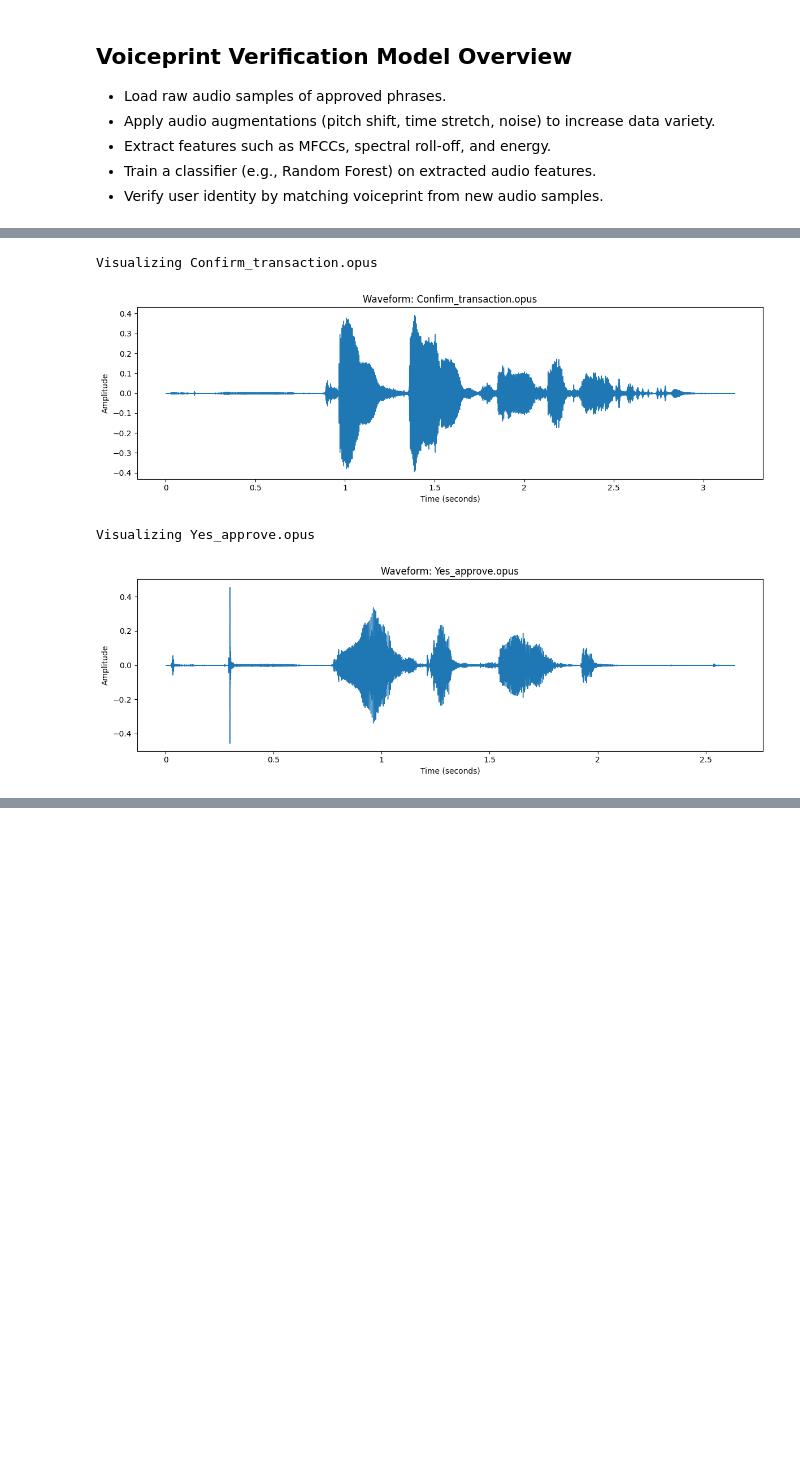
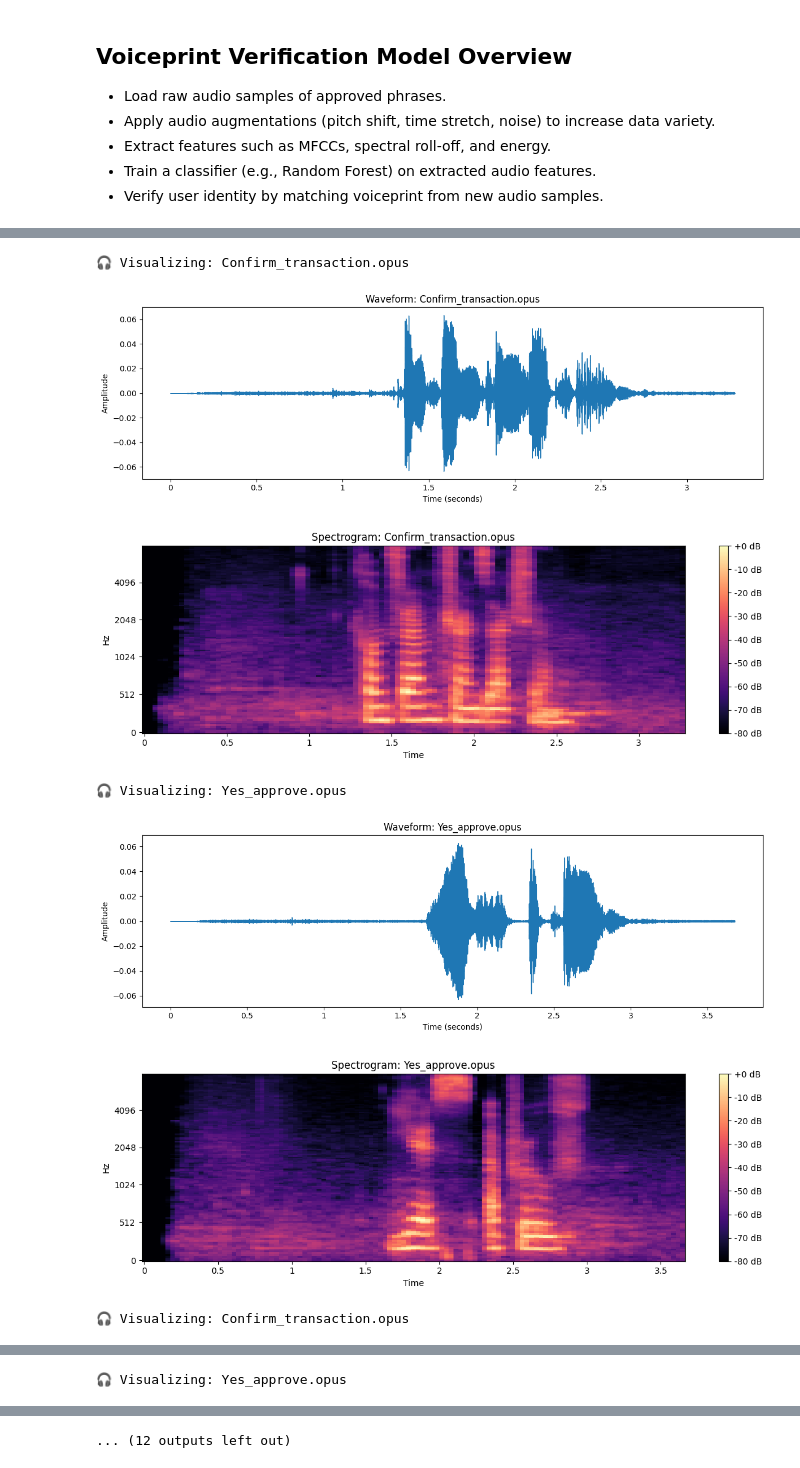
Before and after one commit to cyiza22/Data_Preprocessing, a Jupyter notebook: voiceprint_verification_model/notebook/audio_analysis.ipynb, the cells around one changed output, grey strips where cells are left out. Drawn from its saved outputs; the diff is of its cells as text; code cells hidden in the pictures; blank space fills up the shorter version.

```diff
--- a/voiceprint_verification_model/notebook/audio_analysis.ipynb
+++ b/voiceprint_verification_model/notebook/audio_analysis.ipynb
@@ -24,14 +20,13 @@ processed automatically during feature extraction.
 # Function to load and play an audio file
 def load_and_play_audio(file_path):
     y, sr = librosa.load(file_path, sr=None)
-    print(f"Loaded '{file_path}' (Sample Rate: {sr} Hz)")
+    print(f"Loaded '{file_path}' (Sample Rate: {sr} Hz, Duration: {len(y)/sr:.2f}s)")
     display(Audio(y, rate=sr))
     return y, sr
 
-# Example usage (replace with your actual path)
-y, sr = load_and_play_audio('../data/raw/audio/member 1/Yes_approve.opus')
-y, sr = load_and_play_audio('../data/raw/audio/member 2/Yes_approve.opus')
-
-y, sf = load_and_play_audio('../data/raw/audio/member 3/Confirm_transaction.opus')
-y, sf = load_and_play_audio('../data/raw/audio/member 4/Confirm_transaction.opus')
+# Example: Play each member's audio
+y1, sr1 = load_and_play_audio('../data/raw/audio/member 1/Yes_approve.opus')
+y2, sr2 = load_and_play_audio('../data/raw/audio/member 2/Yes_approve.opus')
+y3, sr3 = load_and_play_audio('../data/raw/audio/member 3/Confirm_transaction.opus')
+y4, sr4 = load_and_play_audio('../data/raw/audio/member 4/Confirm_transaction.opus')
 # %% [output]
@@ -100,17 +104,22 @@ Energy: 0.00136
 # %%
-# Function to visualize all audio files in a directory
+# Visualize all audio files (waveform + spectrogram)
 def visualize_audio_folder(audio_dir):
-    for file in os.listdir(audio_dir):
-        if file.lower().endswith(('.wav', '.opus')):
-            print(f"🎧 Visualizing: {file}")
-            y, sr = librosa.load(os.path.join(audio_dir, file), sr=None)
-            plot_waveform(y, sr, title=f"Waveform: {file}")
-            plot_mel_spectrogram(y, sr, title=f"Spectrogram: {file}")
+    for subdir, _, files in os.walk(audio_dir):
+        for file in files:
+            if file.lower().endswith(('.wav', '.opus')):
+                file_path = os.path.join(subdir, file)
+                print(f"🎧 Visualizing: {file}")
+                y, sr = librosa.load(file_path, sr=None)
+                plot_waveform(y, sr, title=f"Waveform: {file}")
+                plot_mel_spectrogram(y, sr, title=f"Spectrogram: {file}")
 
-# --- Example usage ---
+# Example usage
 visualize_audio_folder('../data/raw/audio/')
 # %% [output]
-Visualizing Confirm_transaction.opus
+🎧 Visualizing: Confirm_transaction.opus
-[figure, old version]
+[figure, new version]
+[figure, new version]
-Visualizing Yes_approve.opus
+🎧 Visualizing: Yes_approve.opus
-[figure, old version]
+[figure, added]
+[figure, added]
+🎧 Visualizing: Confirm_transaction.opus
@@ -116,0 +128 @@ Visualizing Yes_approve.opus
+🎧 Visualizing: Yes_approve.opus
@@ -117 +131,2 @@ Visualizing Yes_approve.opus
+... (12 outputs left out)
 # %%
```
Also changed, not shown: parts of 12 cells of this notebook, 4 other files.
